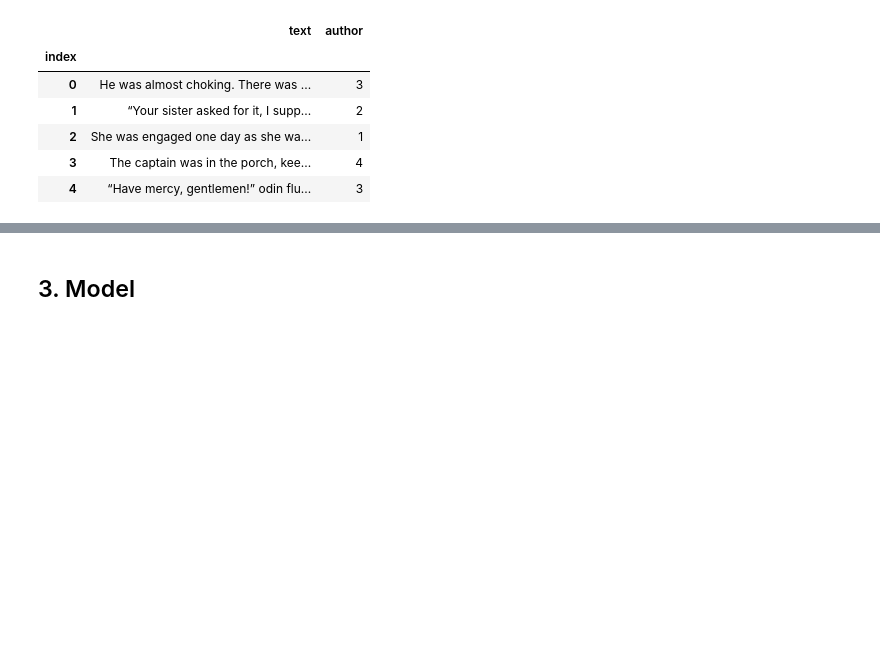
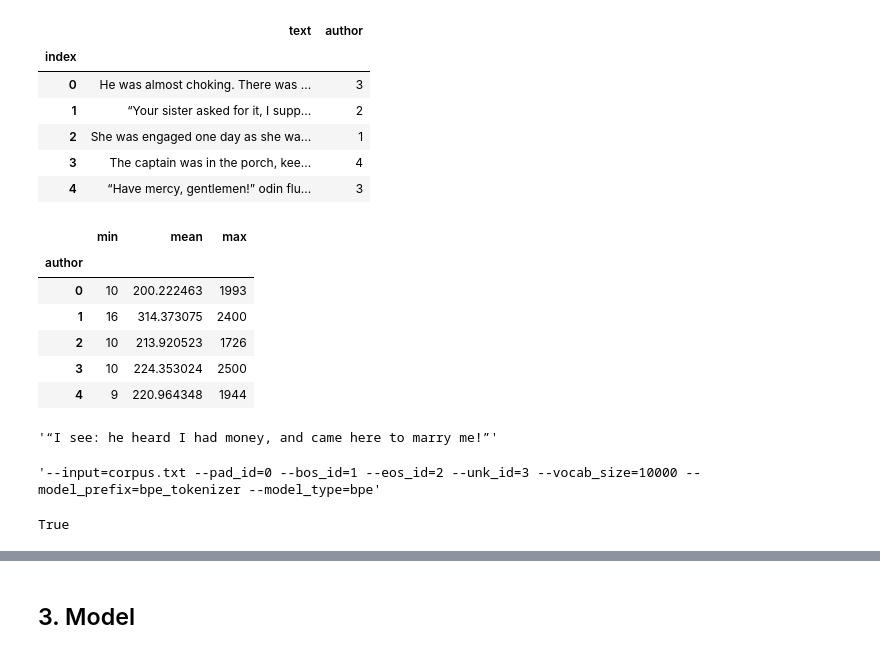
Before and after one commit to respect5716/Data_Science_Competition, a Jupyter notebook: Dacon/Writer_Classification.ipynb, the cells around one changed output, grey strips where cells are left out. Drawn from its saved outputs; the diff is of its cells as text; code cells hidden in the pictures; blank space fills up the shorter version.

```diff
--- a/Dacon/Writer_Classification.ipynb
+++ b/Dacon/Writer_Classification.ipynb
@@ -51,3 +91,18 @@ train_data.head()
 | 2 | She was engaged one day as she wa... | 1 |
 | 3 | The captain was in the porch, kee... | 4 |
 | 4 | “Have mercy, gentlemen!” odin flu... | 3 |
+# %%
+train_data['len'] = train_data['text'].apply(len)
+train_data.groupby('author')['len'].agg(['min', 'mean', 'max'])
+# %% [output]
+|  | min | mean | max |
+| author |  |  |  |
+| 0 | 10 | 200.222463 | 1993 |
+| 1 | 16 | 314.373075 | 2400 |
+| 2 | 10 | 213.920523 | 1726 |
+| 3 | 10 | 224.353024 | 2500 |
+| 4 | 9 | 220.964348 | 1944 |
+# %%
+train_data.loc[train_data['author'] == 3, 'text'].iloc[0]
+# %% [output]
+'“I see: he heard I had money, and came here to marry me!”'
@@ -53,0 +114,22 @@ train_data.head()
+# %%
+input_file = 'corpus.txt'
+pad_id = 0
+bos_id = 1
+eos_id = 2
+unk_id = 3
+vocab_size = NUM_TOKEN # vocab 사이즈
+prefix = 'bpe_tokenizer' # 저장될 tokenizer 모델에 붙는 이름
+model_type ='bpe'
+
+cmd = f'--input={input_file} \
+--pad_id={pad_id} \
+--bos_id={bos_id} \
+--eos_id={eos_id} \
+--unk_id={unk_id} \
+--vocab_size={vocab_size} \
+--model_prefix={prefix} \
+--model_type={model_type}'
+
+cmd
+# %% [output]
+'--input=corpus.txt --pad_id=0 --bos_id=1 --eos_id=2 --unk_id=3 --vocab_size=10000 --model_prefix=bpe_tokenizer --model_type=bpe'
@@ -54 +138,6 @@ train_data.head()
+# %%
+tokenizer = spm.SentencePieceProcessor()
+tokenizer.load('bpe_tokenizer.model')
+# %% [output]
+True
 # %%
```
Also changed, not shown: parts of 23 cells of this notebook.
